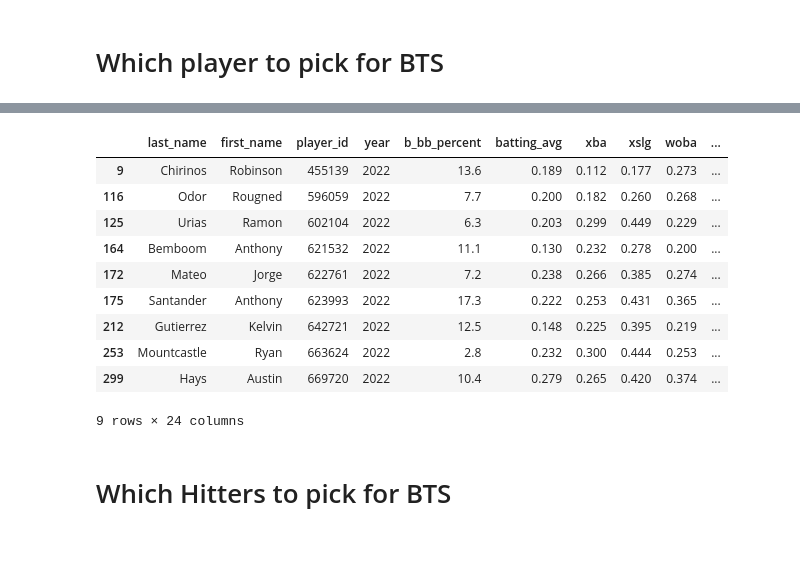
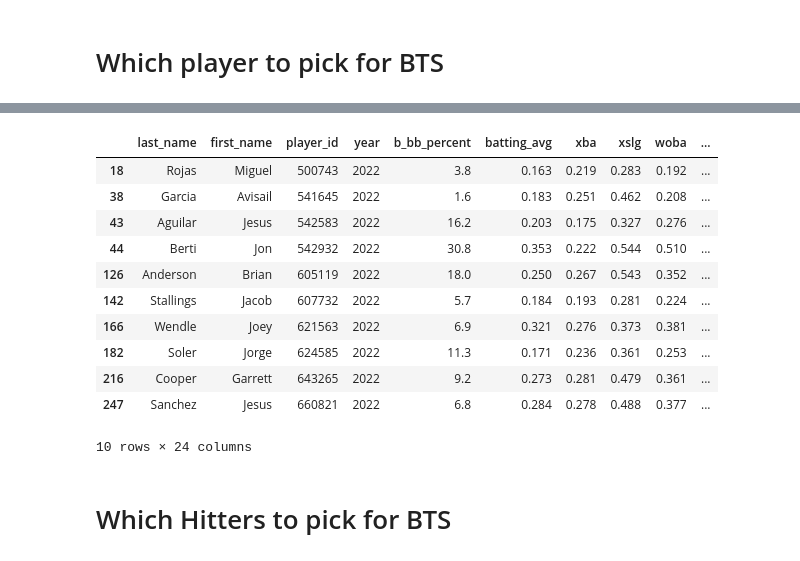
Before and after one commit to dkeyer/baseball_stuff, a Jupyter notebook: MLB_EDA.ipynb, the cells around one changed output, grey strips where cells are left out. Drawn from its saved outputs; the diff is of its cells as text; code cells hidden in the pictures.

```diff
--- a/MLB_EDA.ipynb
+++ b/MLB_EDA.ipynb
@@ -290,17 +290,18 @@ pp_xba.sort_values(by='xba', ascending=False)
 # %%
-batters_df.loc[batters_df['Team'] == 'BAL']
+batters_df.loc[batters_df['Team'] == 'MIA']
 # %% [output]
 |  | last_name | first_name | player_id | year | b_bb_percent | batting_avg | xba | xslg | woba | ... |
-| 9 | Chirinos | Robinson | 455139 | 2022 | 13.6 | 0.189 | 0.112 | 0.177 | 0.273 | ... |
-| 116 | Odor | Rougned | 596059 | 2022 | 7.7 | 0.200 | 0.182 | 0.260 | 0.268 | ... |
-| 125 | Urias | Ramon | 602104 | 2022 | 6.3 | 0.203 | 0.299 | 0.449 | 0.229 | ... |
-| 164 | Bemboom | Anthony | 621532 | 2022 | 11.1 | 0.130 | 0.232 | 0.278 | 0.200 | ... |
-| 172 | Mateo | Jorge | 622761 | 2022 | 7.2 | 0.238 | 0.266 | 0.385 | 0.274 | ... |
-| 175 | Santander | Anthony | 623993 | 2022 | 17.3 | 0.222 | 0.253 | 0.431 | 0.365 | ... |
-| 212 | Gutierrez | Kelvin | 642721 | 2022 | 12.5 | 0.148 | 0.225 | 0.395 | 0.219 | ... |
-| 253 | Mountcastle | Ryan | 663624 | 2022 | 2.8 | 0.232 | 0.300 | 0.444 | 0.253 | ... |
-| 299 | Hays | Austin | 669720 | 2022 | 10.4 | 0.279 | 0.265 | 0.420 | 0.374 | ... |
+| 18 | Rojas | Miguel | 500743 | 2022 | 3.8 | 0.163 | 0.219 | 0.283 | 0.192 | ... |
+| 38 | Garcia | Avisail | 541645 | 2022 | 1.6 | 0.183 | 0.251 | 0.462 | 0.208 | ... |
+| 43 | Aguilar | Jesus | 542583 | 2022 | 16.2 | 0.203 | 0.175 | 0.327 | 0.276 | ... |
+| 44 | Berti | Jon | 542932 | 2022 | 30.8 | 0.353 | 0.222 | 0.544 | 0.510 | ... |
+| 126 | Anderson | Brian | 605119 | 2022 | 18.0 | 0.250 | 0.267 | 0.543 | 0.352 | ... |
+| 142 | Stallings | Jacob | 607732 | 2022 | 5.7 | 0.184 | 0.193 | 0.281 | 0.224 | ... |
+| 166 | Wendle | Joey | 621563 | 2022 | 6.9 | 0.321 | 0.276 | 0.373 | 0.381 | ... |
+| 182 | Soler | Jorge | 624585 | 2022 | 11.3 | 0.171 | 0.236 | 0.361 | 0.253 | ... |
+| 216 | Cooper | Garrett | 643265 | 2022 | 9.2 | 0.273 | 0.281 | 0.479 | 0.361 | ... |
+| 247 | Sanchez | Jesus | 660821 | 2022 | 6.8 | 0.284 | 0.278 | 0.488 | 0.377 | ... |
-9 rows × 24 columns
+10 rows × 24 columns
 # %%
 # batters_df.loc[batters_df['last_name'] == 'Guererro']
 # To fix later
```
Also changed, not shown: parts of 21 cells of this notebook.
